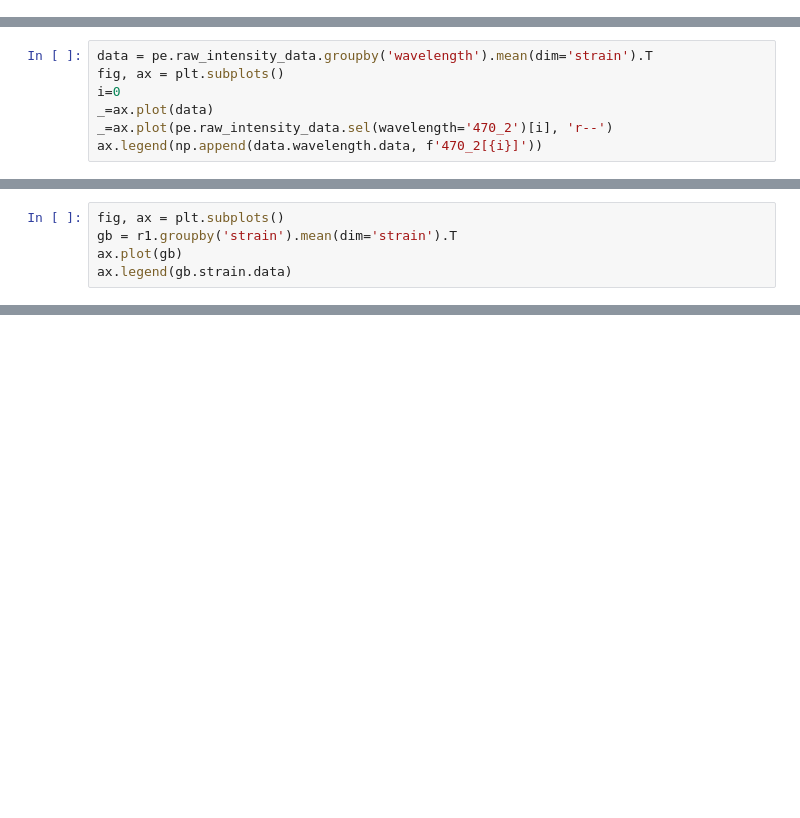
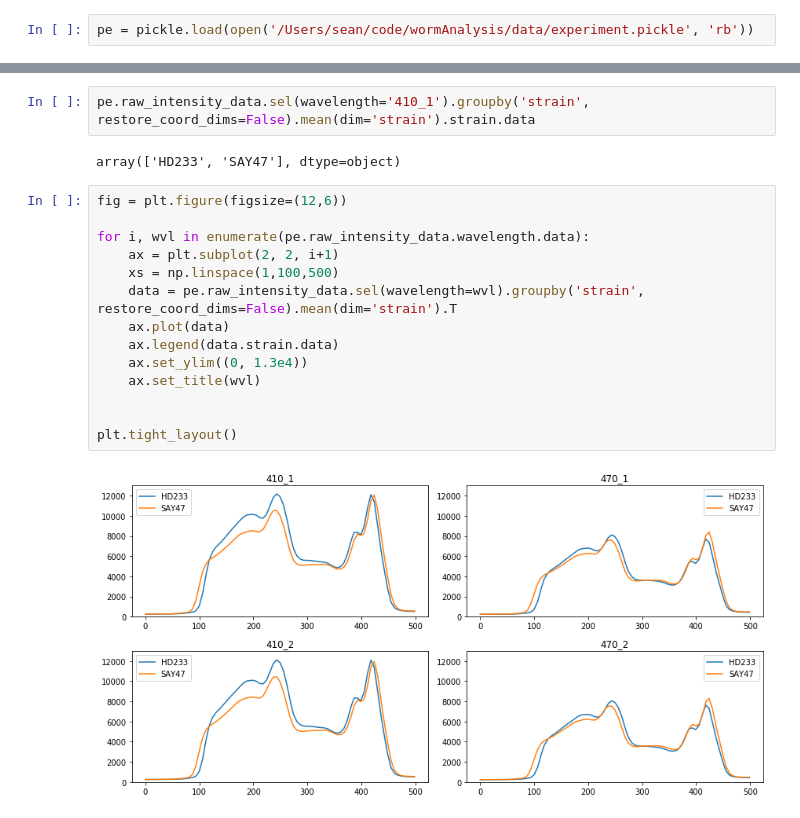
Before and after one commit to ApfeldLab/pharynx_redox, a Jupyter notebook: python/notebooks/Untitled.ipynb, the cells around one changed output, grey strips where cells are left out. Saved outputs shown, nothing was run; the diff lists cells and outputs as text; blank space fills up the shorter version.

Commit message:
basics image/intensity plots working w/ pyqtgraph
no interactivity yet

```diff
--- a/python/notebooks/Untitled.ipynb
+++ b/python/notebooks/Untitled.ipynb
@@ -24,3 +20,5 @@ pe = experiment.PairExperiment(
+# %%
+pe = pickle.load(open('/Users/sean/code/wormAnalysis/data/experiment.pickle', 'rb'))
 # %%
 pe.raw_intensity_data
 # %% [output]
@@ -76,7 +41,0 @@ array(['410_1', '470_1', '410_2', '470_2', 'c'], dtype='<U5')
-# %%
-data = pe.raw_intensity_data.groupby('wavelength').mean(dim='strain').T
-fig, ax = plt.subplots()
-i=0
-_=ax.plot(data)
-_=ax.plot(pe.raw_intensity_data.sel(wavelength='470_2')[i], 'r--')
-ax.legend(np.append(data.wavelength.data, f'470_2[{i}]'))
@@ -90,5 +41,0 @@ r2 = pe.raw_intensity_data.sel(wavelength='470_1') / pe.raw_intensity_data.sel(w
-# %%
-fig, ax = plt.subplots()
-gb = r1.groupby('strain').mean(dim='strain').T
-ax.plot(gb)
-ax.legend(gb.strain.data)
@@ -98,0 +42,20 @@ ax.legend(gb.strain.data)
+# %%
+pe.raw_intensity_data.sel(wavelength='410_1').groupby('strain', restore_coord_dims=False).mean(dim='strain').strain.data
+# %% [output]
+array(['HD233', 'SAY47'], dtype=object)
+# %%
+fig = plt.figure(figsize=(12,6))
+
+for i, wvl in enumerate(pe.raw_intensity_data.wavelength.data):
+    ax = plt.subplot(2, 2, i+1)
+    xs = np.linspace(1,100,500)
+    data = pe.raw_intensity_data.sel(wavelength=wvl).groupby('strain', restore_coord_dims=False).mean(dim='strain').T
+    ax.plot(data)
+    ax.legend(data.strain.data)
+    ax.set_ylim((0, 1.3e4))
+    ax.set_title(wvl)
+
+
+plt.tight_layout()
+# %% [output]
+[figure, added]
```
Also changed, not shown: parts of 23 cells of this notebook, 7 other files.
